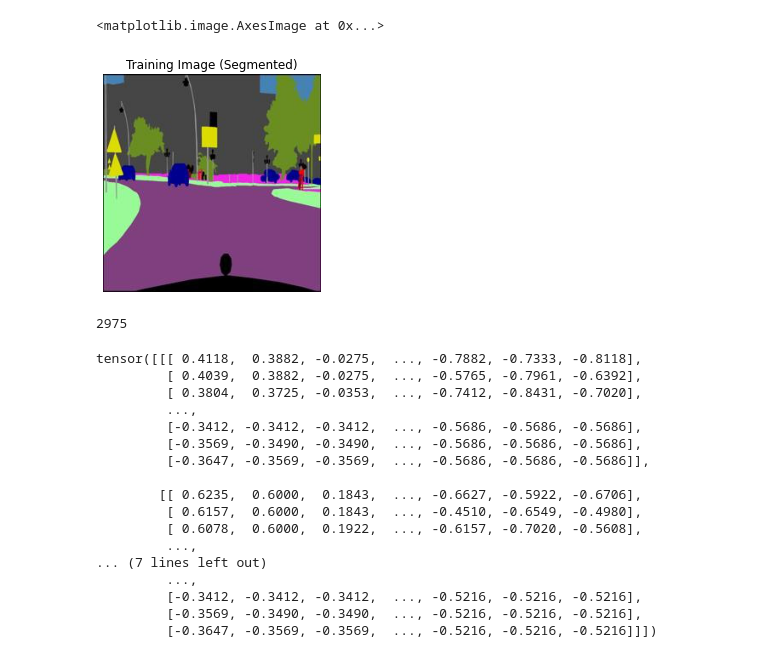
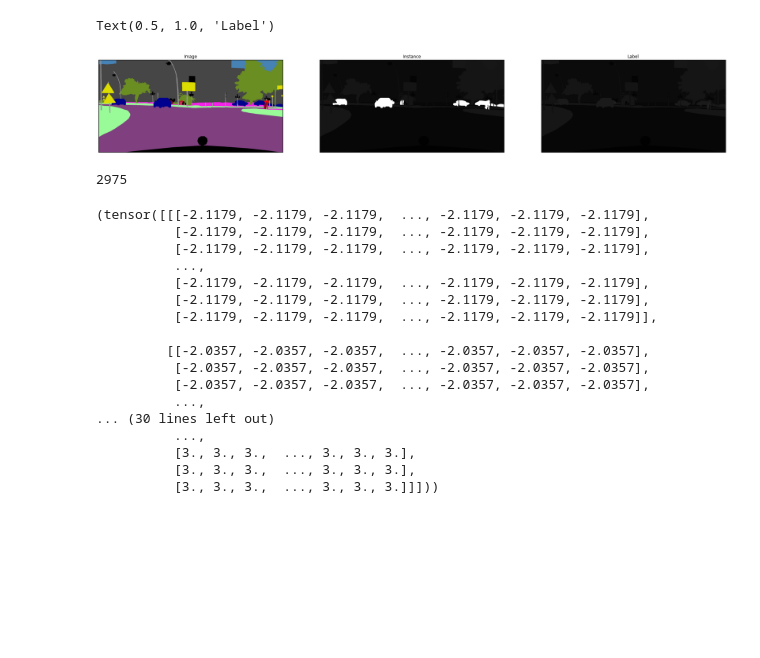
Before and after one commit to gandhisamay/Drone-Cam-Segmentation, a Jupyter notebook: Semantic_Segmentation.ipynb, the cells around one changed output. Saved outputs shown, nothing was run; the diff lists cells and outputs as text; code cells hidden in the pictures; blank space fills up the shorter version.

Commit message:
Dataset class modified along with some minor changes

```diff
--- a/Semantic_Segmentation.ipynb
+++ b/Semantic_Segmentation.ipynb
@@ -63,8 +50,0 @@ plt.imshow(img[:,:,:256].permute(1,2,0))
-# %%
-img = data[0][0]
-plt.title('Training Image (Segmented)')
-plt.axis("off")
-plt.imshow(img[:,:,256:].permute(1,2,0))
-# %% [output]
-<matplotlib.image.AxesImage at 0x...>
-[figure, removed]
@@ -71,3 +54,31 @@ plt.imshow(img[:,:,256:].permute(1,2,0))
+# %%
+train_path = 'gtFine/train'
+val_path  = 'gtFine/test'
+# %%
+dataset = datasets.ImageFolder(train_path,transform=transforms.ToTensor())
+# %%
+#Viewing the images
+fig = plt.figure(figsize=(32,16))
+rows = 1
+columns = 3
+
+fig.add_subplot(rows,columns,1)
+plt.imshow(dataset[0][0].permute(1,2,0))
+plt.axis('off')
+plt.title("Image")
+
+fig.add_subplot(rows,columns,2)
+plt.imshow(dataset[1][0].permute(1,2,0))
+plt.axis('off')
+plt.title("Instance")
+
+fig.add_subplot(rows,columns,3)
+plt.imshow(dataset[2][0].permute(1,2,0))
+plt.axis('off')
+plt.title("Label")
+# %% [output]
+Text(0.5, 1.0, 'Label')
+[figure, added]
 # %%
 #Making the dataset
 class CityScapeDataset(Dataset):
@@ -96,24 +109,24 @@ len(train_dataset)
 # %% [output]
 2975
 # %%
-train_dataset[0][0]
+train_dataset[0]
 # %% [output]
-tensor([[[ 0.4118,  0.3882, -0.0275,  ..., -0.7882, -0.7333, -0.8118],
-         [ 0.4039,  0.3882, -0.0275,  ..., -0.5765, -0.7961, -0.6392],
-         [ 0.3804,  0.3725, -0.0353,  ..., -0.7412, -0.8431, -0.7020],
-         ...,
-         [-0.3412, -0.3412, -0.3412,  ..., -0.5686, -0.5686, -0.5686],
-         [-0.3569, -0.3490, -0.3490,  ..., -0.5686, -0.5686, -0.5686],
-         [-0.3647, -0.3569, -0.3569,  ..., -0.5686, -0.5686, -0.5686]],
+(tensor([[[-2.1179, -2.1179, -2.1179,  ..., -2.1179, -2.1179, -2.1179],
+          [-2.1179, -2.1179, -2.1179,  ..., -2.1179, -2.1179, -2.1179],
+          [-2.1179, -2.1179, -2.1179,  ..., -2.1179, -2.1179, -2.1179],
+          ...,
+          [-2.1179, -2.1179, -2.1179,  ..., -2.1179, -2.1179, -2.1179],
+          [-2.1179, -2.1179, -2.1179,  ..., -2.1179, -2.1179, -2.1179],
+          [-2.1179, -2.1179, -2.1179,  ..., -2.1179, -2.1179, -2.1179]],
 
-        [[ 0.6235,  0.6000,  0.1843,  ..., -0.6627, -0.5922, -0.6706],
-         [ 0.6157,  0.6000,  0.1843,  ..., -0.4510, -0.6549, -0.4980],
-         [ 0.6078,  0.6000,  0.1922,  ..., -0.6157, -0.7020, -0.5608],
-         ...,
-... (7 lines left out)
-         ...,
-         [-0.3412, -0.3412, -0.3412,  ..., -0.5216, -0.5216, -0.5216],
-         [-0.3569, -0.3490, -0.3490,  ..., -0.5216, -0.5216, -0.5216],
-         [-0.3647, -0.3569, -0.3569,  ..., -0.5216, -0.5216, -0.5216]]])
+         [[-2.0357, -2.0357, -2.0357,  ..., -2.0357, -2.0357, -2.0357],
+          [-2.0357, -2.0357, -2.0357,  ..., -2.0357, -2.0357, -2.0357],
+          [-2.0357, -2.0357, -2.0357,  ..., -2.0357, -2.0357, -2.0357],
+          ...,
+... (30 lines left out)
+          ...,
+          [3., 3., 3.,  ..., 3., 3., 3.],
+          [3., 3., 3.,  ..., 3., 3., 3.],
+          [3., 3., 3.,  ..., 3., 3., 3.]]]))
 # %%
 #Make the data_loader now so that the data is ready for training
```
Also changed, not shown: parts of 19 cells of this notebook.
